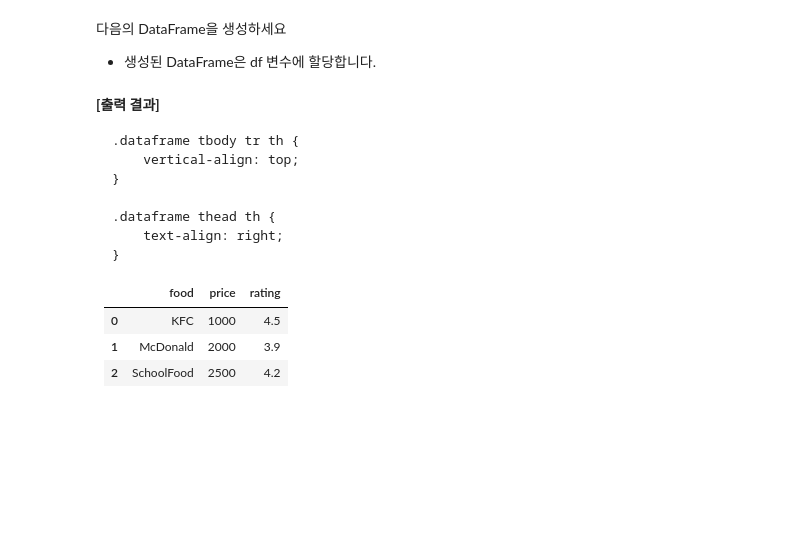
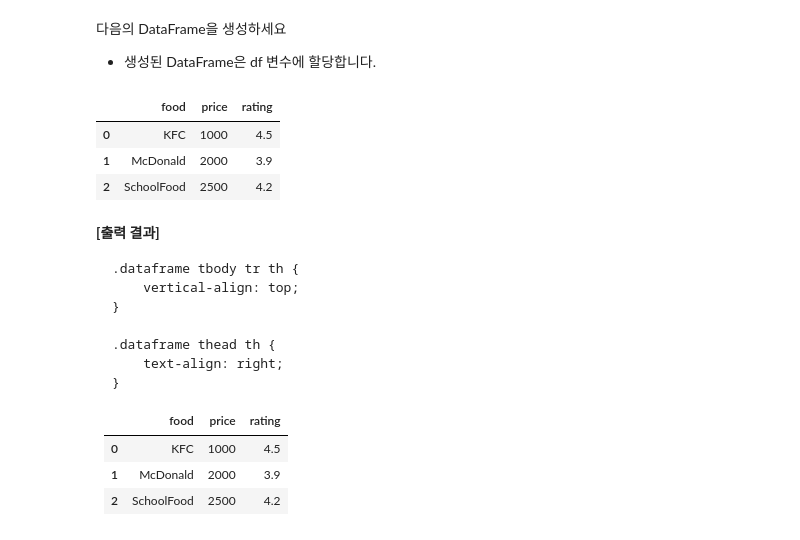
Before and after one commit to eunseo1015/AIEYES-DA, a Jupyter notebook: 05-Pandas/tutorial/01-pandas-자료구조-(실습).ipynb, the cells around one changed output. Drawn from its saved outputs; the diff is of its cells as text; code cells hidden in the pictures; blank space fills up the shorter version.

```diff
--- a/05-Pandas/tutorial/01-pandas-자료구조-(실습).ipynb
+++ b/05-Pandas/tutorial/01-pandas-자료구조-(실습).ipynb
@@ -381,3 +671,13 @@ df
+# %%
+d=pd.DataFrame([['KFC', 1000, 4.5],
+            ['McDonald', 2000, 3.9],
+            ['SchoolFood', 2500, 4.2]], columns=['food', 'price', 'rating'])
+d
+# %% [output]
+|  | food | price | rating |
+| 0 | KFC | 1000 | 4.5 |
+| 1 | McDonald | 2000 | 3.9 |
+| 2 | SchoolFood | 2500 | 4.2 |
 # %% [markdown]
 <p><strong>[출력 결과]</strong></p><div>
 <style scoped>
```
Also changed, not shown: parts of 72 cells of this notebook.
